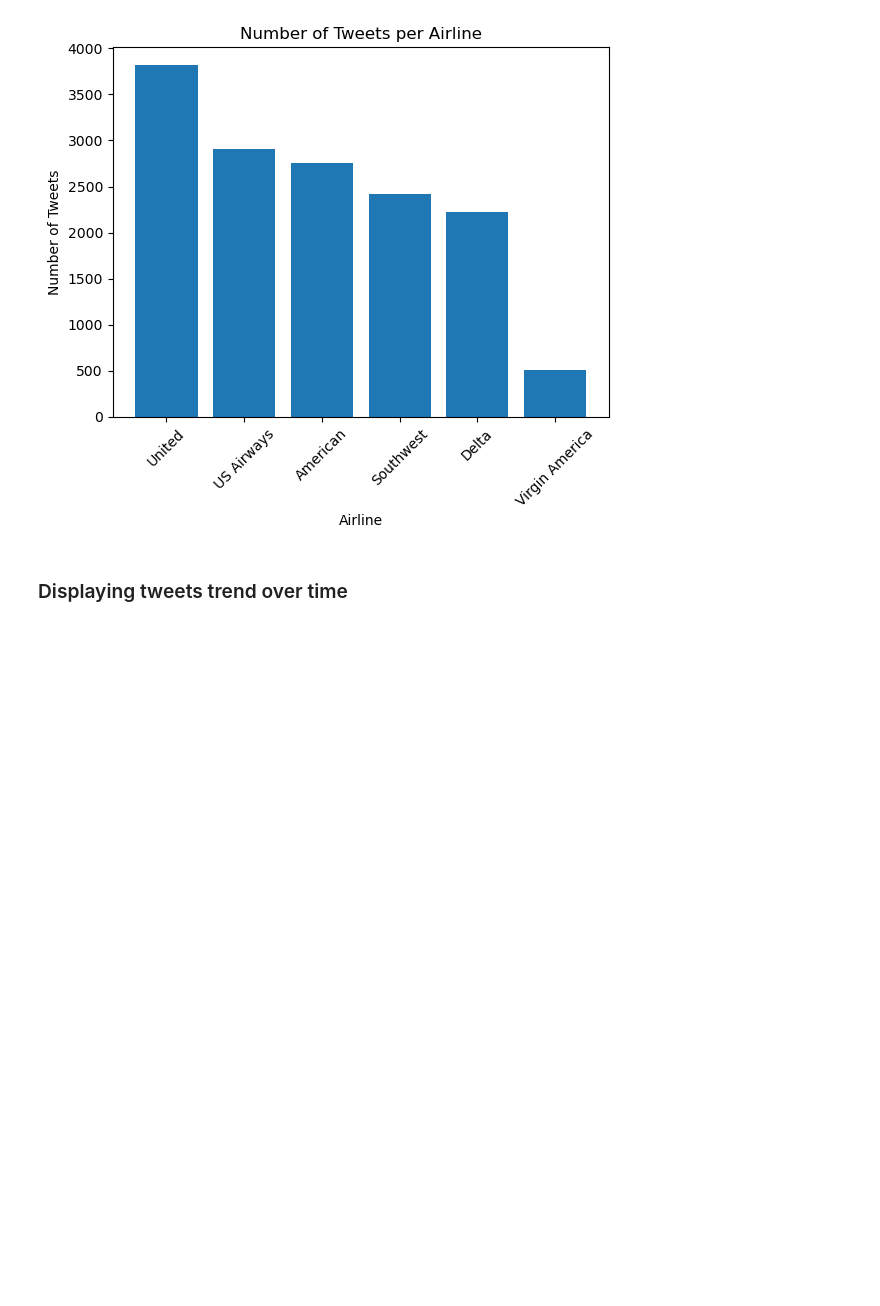
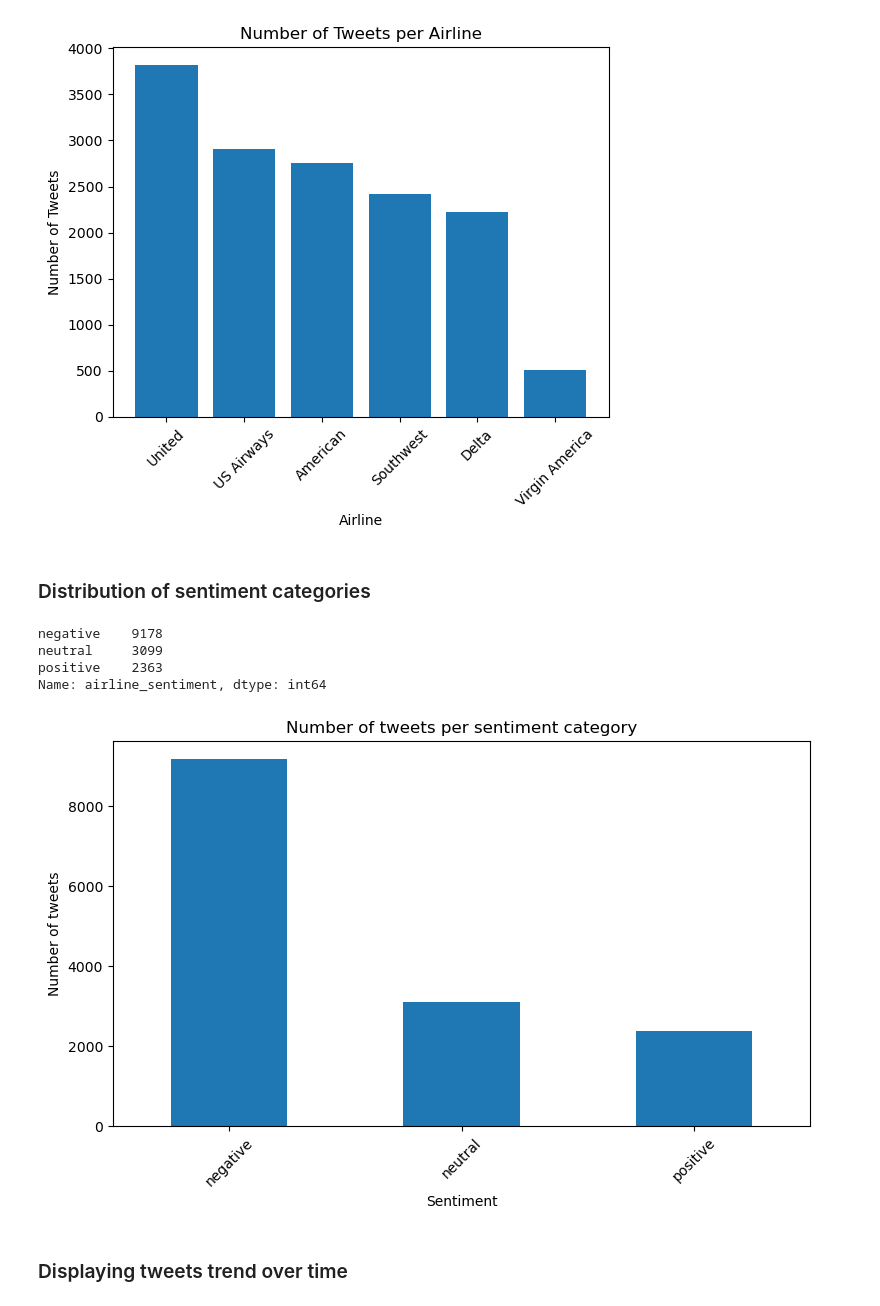
Before and after one commit to Scholarchep/sentiment-analysis-of-airline-tweets, a Jupyter notebook: airline_tweets.ipynb, the cells around one changed output. Saved outputs shown, nothing was run; the diff lists cells and outputs as text; code cells hidden in the pictures; blank space fills up the shorter version.

```diff
--- a/airline_tweets.ipynb
+++ b/airline_tweets.ipynb
@@ -188,6 +187,25 @@ plt.ylabel('Number of Tweets')
 plt.show()
 # %% [output]
 [figure]
+# %% [markdown]
+### Distribution of sentiment categories
+# %%
+# Show the value counts
+print(df['airline_sentiment'].value_counts())
+
+# bar plot showing the sentiment categories
+plt.subplots(figsize= (9, 5))
+plt.title('Number of tweets per sentiment category')
+plt.xlabel('Sentiment')
+plt.ylabel('Number of tweets')
+df['airline_sentiment'].value_counts().plot(kind='bar')
+plt.xticks(rotation=45);
+# %% [output]
+negative    9178
+neutral     3099
+positive    2363
+Name: airline_sentiment, dtype: int64
+[figure, added]
 # %% [markdown]
 ### Displaying tweets trend over time
 # %%
```
Also changed, not shown: parts of 13 cells of this notebook, 4 other files.
